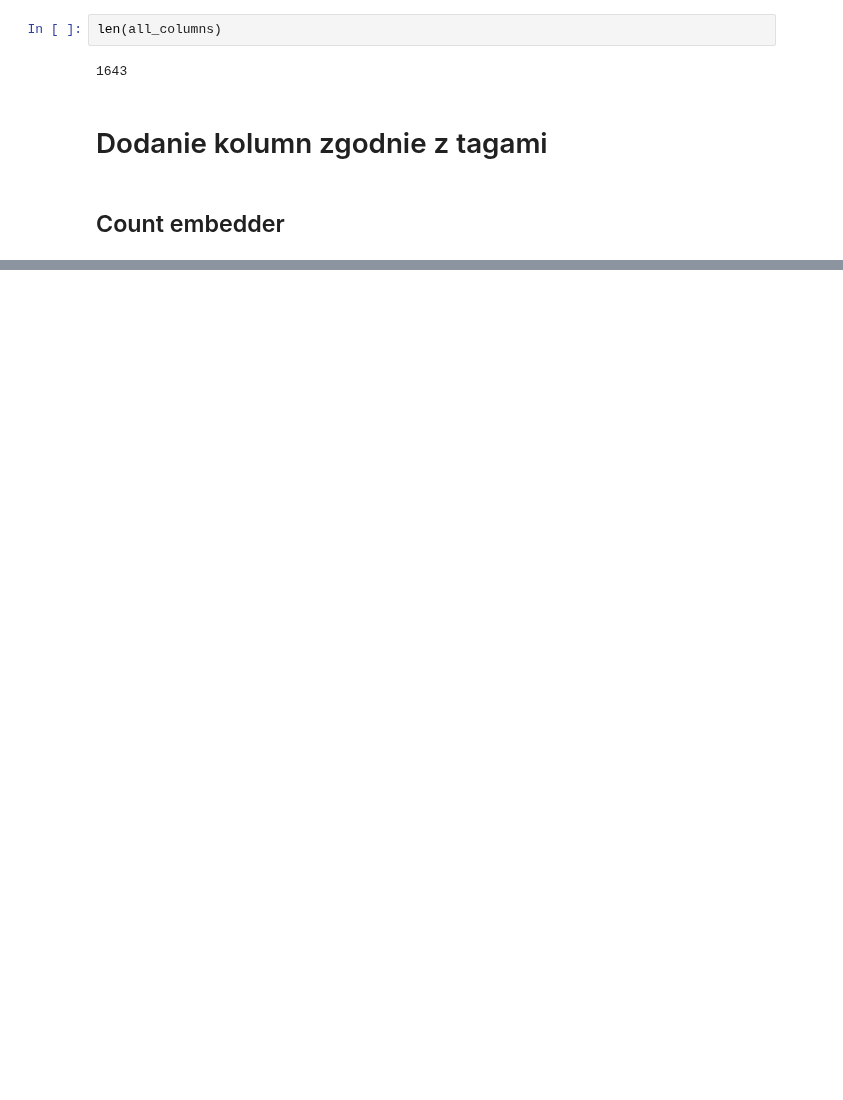
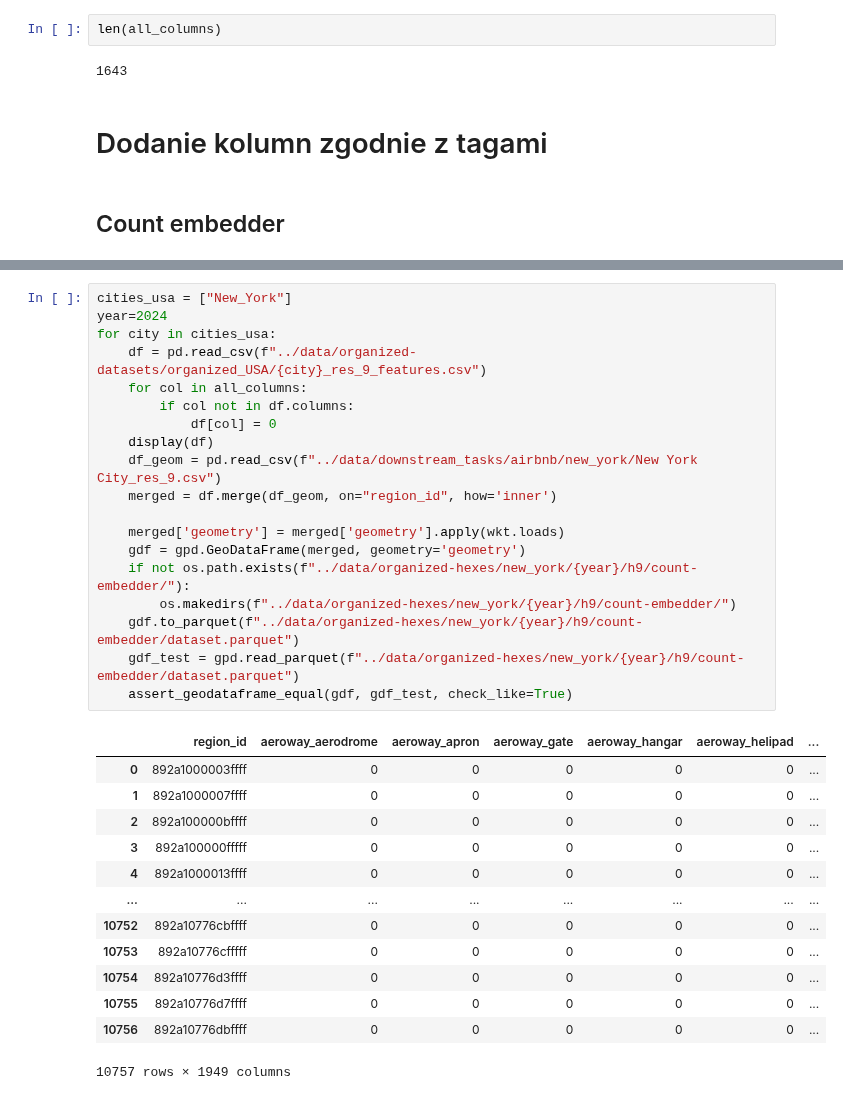
Before and after one commit to StaszekM/gradient, a Jupyter notebook: notebooks/hex_attributes.ipynb, the cells around one changed output, grey strips where cells are left out. Cells and saved outputs as stored; diff of their text form; blank space fills up the shorter version.

```diff
--- a/notebooks/hex_attributes.ipynb
+++ b/notebooks/hex_attributes.ipynb
@@ -104 +149,34 @@ for city in cities_pol:
+# %%
+cities_usa = ["New_York"]
+year=2024
+for city in cities_usa:
+    df = pd.read_csv(f"../data/organized-datasets/organized_USA/{city}_res_9_features.csv")
+    for col in all_columns:
+        if col not in df.columns:
+            df[col] = 0
+    display(df)
+    df_geom = pd.read_csv(f"../data/downstream_tasks/airbnb/new_york/New York City_res_9.csv")
+    merged = df.merge(df_geom, on="region_id", how='inner')
+
+    merged['geometry'] = merged['geometry'].apply(wkt.loads)
+    gdf = gpd.GeoDataFrame(merged, geometry='geometry')
+    if not os.path.exists(f"../data/organized-hexes/new_york/{year}/h9/count-embedder/"):
+        os.makedirs(f"../data/organized-hexes/new_york/{year}/h9/count-embedder/")
+    gdf.to_parquet(f"../data/organized-hexes/new_york/{year}/h9/count-embedder/dataset.parquet")
+    gdf_test = gpd.read_parquet(f"../data/organized-hexes/new_york/{year}/h9/count-embedder/dataset.parquet")
+    assert_geodataframe_equal(gdf, gdf_test, check_like=True)
+# %% [output]
+|  | region_id | aeroway_aerodrome | aeroway_apron | aeroway_gate | aeroway_hangar | aeroway_helipad | ... |
+| 0 | 892a1000003ffff | 0 | 0 | 0 | 0 | 0 | ... |
+| 1 | 892a1000007ffff | 0 | 0 | 0 | 0 | 0 | ... |
+| 2 | 892a100000bffff | 0 | 0 | 0 | 0 | 0 | ... |
+| 3 | 892a100000fffff | 0 | 0 | 0 | 0 | 0 | ... |
+| 4 | 892a1000013ffff | 0 | 0 | 0 | 0 | 0 | ... |
+| ... | ... | ... | ... | ... | ... | ... | ... |
+| 10752 | 892a10776cbffff | 0 | 0 | 0 | 0 | 0 | ... |
+| 10753 | 892a10776cfffff | 0 | 0 | 0 | 0 | 0 | ... |
+| 10754 | 892a10776d3ffff | 0 | 0 | 0 | 0 | 0 | ... |
+| 10755 | 892a10776d7ffff | 0 | 0 | 0 | 0 | 0 | ... |
+| 10756 | 892a10776dbffff | 0 | 0 | 0 | 0 | 0 | ... |
+10757 rows × 1949 columns
 # %%
```
Also changed, not shown: parts of 9 cells of this notebook, 9 other files.
